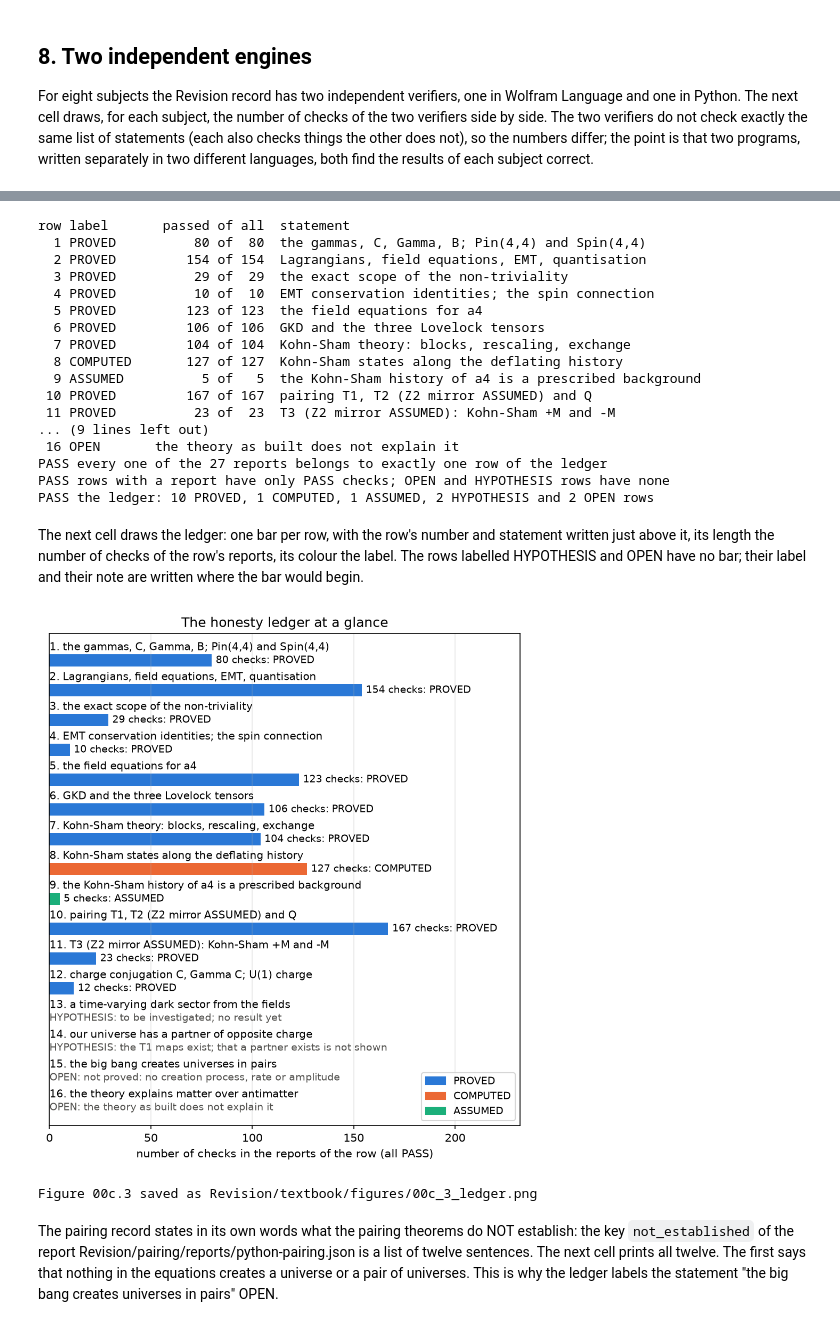
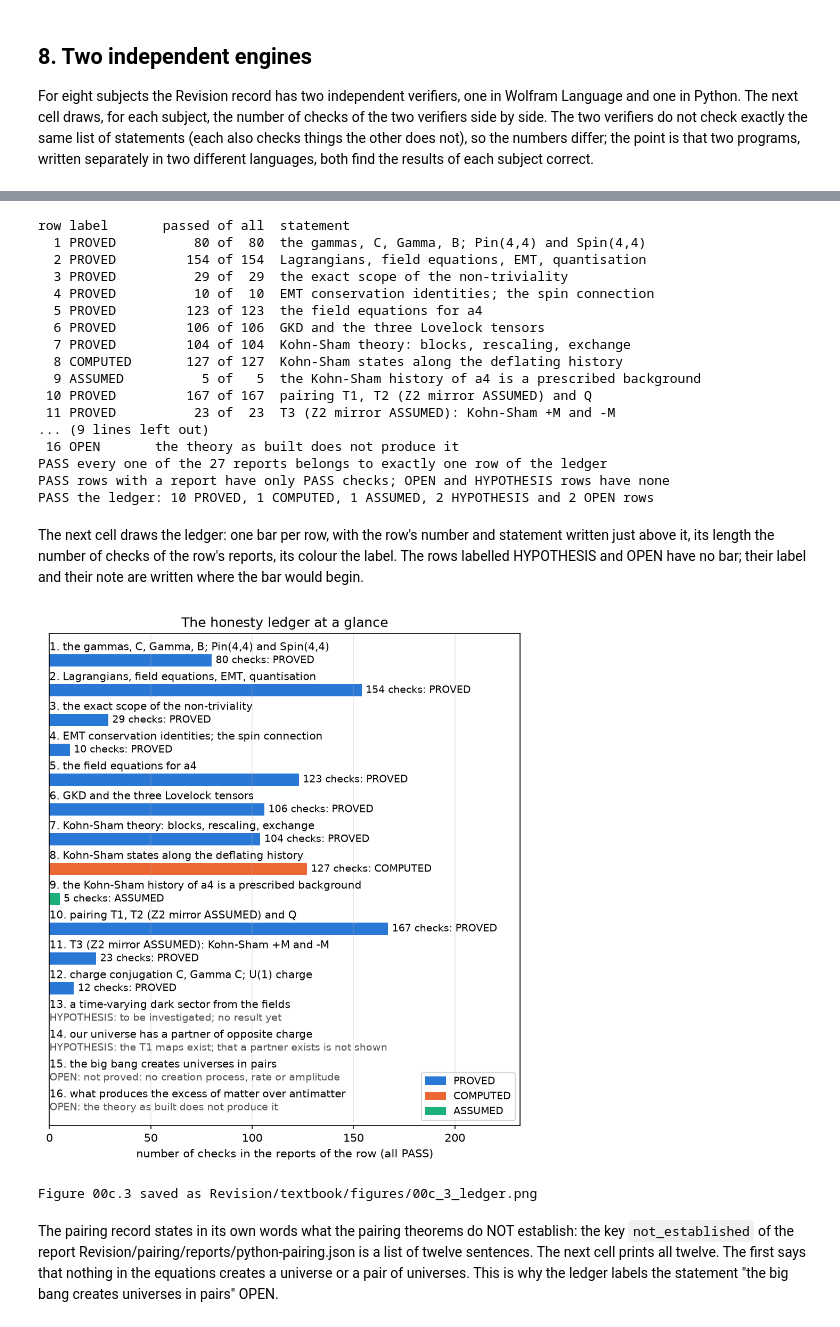
Before and after one commit to once-ere/Dirac_claude, a Jupyter notebook: Revision/textbook/notebooks/00c_honesty_ledger.ipynb, the cells around one changed output, grey strips where cells are left out. Drawn from its saved outputs; the diff is of its cells as text; code cells hidden in the pictures.

```diff
--- a/Revision/textbook/notebooks/00c_honesty_ledger.ipynb
+++ b/Revision/textbook/notebooks/00c_honesty_ledger.ipynb
@@ -1084,25 +1101,26 @@ ENGINE_COLOURS = {"Wolfram": "#2a78d6", "Python": "#eb6834", "Rust": "#1baf7a",
 ENGINE_NAMES = {"Wolfram": "Wolfram Language", "Python": "Python",
                 "Rust": "Rust", "lead": "Python, the lead's independent checks"}
 
+# The report with the most checks, and its number of checks.
+largest = max((path for path, _ in REPORTS), key=lambda path: counted[path][1])
+longest = counted[largest][1]
 fig, ax = plt.subplots(figsize=(6.4, 7.8))
 rows = np.arange(len(REPORTS))[::-1]  # the first report at the top
 for row, (path, engine) in zip(rows, REPORTS):
     total = counted[path][1]
     ax.barh(row, total, height=0.72, color=ENGINE_COLOURS[engine])
-    ax.text(total + 1.5, row, str(total), va="center", fontsize=9)
+    ax.text(total + 0.015 * longest, row, str(total), va="center", fontsize=9)
 # The name of each report without its folder and without the ending .json:
 names = [path.rsplit("/", 1)[1].removesuffix(".json") for path, _ in REPORTS]
 ax.set_yticks(rows, labels=names, fontsize=9)
-ax.set_xlim(0, 112)
+ax.set_xlim(0, 1.12 * longest)  # room for the longest bar and its number
 ax.grid(False, axis="y")  # vertical grid lines only
 ax.set_xlabel("number of checks in the report (every one has the verdict PASS)")
 ax.set_title(f"The {len(REPORTS)} verifier reports of the Revision record: "
              f"{all_checks} checks")
 ax.legend(handles=[Patch(color=ENGINE_COLOURS[e], label=ENGINE_NAMES[e])
                    for e in ENGINE_COLOURS], loc="lower right", fontsize=8)
-# The report with the most checks, and its file name without the folders.
-largest = max((path for path, _ in REPORTS), key=lambda path: counted[path][1])
-largest_name = largest.rsplit("/", 1)[1]
+largest_name = largest.rsplit("/", 1)[1]  # its file name without the folders
 n_wolfram, n_python, n_rust, n_lead = (engine_totals[engine] for engine in
                                        ("Wolfram", "Python", "Rust", "lead"))
 totals_text = (f"{n_wolfram} Wolfram Language, {n_python} Python, {n_rust} Rust "
@@ -1115,6 +1133,5 @@ save_figure(fig, "checks_by_report",
             r"lead checks). The colour gives the engine: blue Wolfram Language, "
             r"orange Python, aqua Rust, yellow the lead's independent Python "
             f"checks. All {all_checks} checks ({totals_text}) have the verdict "
-            f"PASS; the largest report is {largest_name} with "
-            f"{counted[largest][1]} checks.")
+            f"PASS; the largest report is {largest_name} with {longest} checks.")
 # %% [output]
@@ -1155,6 +1172,7 @@ for subject, wolfram, python in SUBJECTS:
     python_numbers.append(counted["Revision/" + python][1])
     say(f"{subject:36} {wolfram_numbers[-1]:7d} {python_numbers[-1]:7d}")
 
+widest = max(wolfram_numbers + python_numbers)  # the longest of the 16 bars
 fig, ax = plt.subplots(figsize=(7.0, 5.0))
 rows = np.arange(len(SUBJECTS))[::-1]
 height = 0.38  # two bars in each row
@@ -1163,10 +1181,10 @@ ax.barh(rows + height / 2, wolfram_numbers, height, color="#2a78d6",
 ax.barh(rows - height / 2, python_numbers, height, color="#eb6834",
         edgecolor="white", linewidth=1.5, label="Python verifier (sympy)")
 for row, w, p in zip(rows, wolfram_numbers, python_numbers):
-    ax.text(w + 1.5, row + height / 2, str(w), va="center", fontsize=8)
-    ax.text(p + 1.5, row - height / 2, str(p), va="center", fontsize=8)
+    ax.text(w + 0.015 * widest, row + height / 2, str(w), va="center", fontsize=8)
+    ax.text(p + 0.015 * widest, row - height / 2, str(p), va="center", fontsize=8)
 ax.set_yticks(rows, labels=[subject for subject, _, _ in SUBJECTS])
-ax.set_xlim(0, 112)
+ax.set_xlim(0, 1.12 * widest)  # room for the longest bar and its number
 ax.grid(False, axis="y")
 ax.set_xlabel("number of checks (every one has the verdict PASS)")
 ax.set_title("Eight subjects, each checked by two independent verifiers")
@@ -1276,8 +1295,8 @@ LEDGER = [  # (statement, label, note, the reports that verify it)
      "the T1 maps exist; that a partner exists is not shown", []),
     ("the big bang creates universes in pairs", "OPEN",
      "not proved: no creation process, rate or amplitude", []),
-    ("the theory explains matter over antimatter", "OPEN",
-     "the theory as built does not explain it", []),
+    ("what produces the excess of matter over antimatter", "OPEN",
+     "the theory as built does not produce it", []),
 ]
 say("row label       passed of all  statement")
 row_totals = []
@@ -1315,7 +1334,7 @@ row label       passed of all  statement
  10 PROVED         167 of 167  pairing T1, T2 (Z2 mirror ASSUMED) and Q
  11 PROVED          23 of  23  T3 (Z2 mirror ASSUMED): Kohn-Sham +M and -M
 ... (9 lines left out)
- 16 OPEN       the theory as built does not explain it
+ 16 OPEN       the theory as built does not produce it
 PASS every one of the 27 reports belongs to exactly one row of the ledger
 PASS rows with a report have only PASS checks; OPEN and HYPOTHESIS rows have none
 PASS the ledger: 10 PROVED, 1 COMPUTED, 1 ASSUMED, 2 HYPOTHESIS and 2 OPEN rows
@@ -1326,43 +1345,44 @@ reports, its colour the label. The rows labelled HYPOTHESIS and OPEN have no bar
 their label and their note are written where the bar would begin.
 # %%
 LABEL_COLOURS = {"PROVED": "#2a78d6", "COMPUTED": "#eb6834", "ASSUMED": "#1baf7a"}
+widest = max(row_totals)  # the row with the most checks
 fig, ax = plt.subplots(figsize=(7.6, 8.0))
 rows = np.arange(len(LEDGER))[::-1]  # the first row of the ledger at the top
 for number, row, (statement, label, note, paths), total in zip(
         range(1, len(LEDGER) + 1), rows, LEDGER, row_totals):
     # The statement is written just above its bar (va="bottom": the text starts
     # at the given height and extends upwards).
     ax.text(0, row + 0.26, f"{number}. {statement}", va="bottom", fontsize=9.5)
     if total > 0:
         ax.barh(row, total, height=0.42, color=LABEL_COLOURS[label])
-        ax.text(total + 2, row, f"{total} checks: {label}", va="center",
-                fontsize=9)
+        ax.text(total + 0.012 * widest, row, f"{total} checks: {label}",
+                va="center", fontsize=9)
     else:  # no report: the label and the note, in grey
         ax.text(0, row, f"{label}: {note}", va="center", fontsize=9,
                 color="#52514e")
 ax.set_yticks([])  # the statements are written above the bars instead
-ax.set_xlim(0, 232)
+ax.set_xlim(0, 1.39 * widest)  # room for the longest bar and the text after it
 ax.set_ylim(-0.6, len(LEDGER) - 0.1)
 ax.grid(False, axis="y")
 ax.set_xlabel("number of checks in the reports of the row (all PASS)")
 ax.set_title("The honesty ledger at a glance")
 ax.legend(handles=[Patch(color=colour, label=label_name)
                    for label_name, colour in LABEL_COLOURS.items()],
           loc="lower right", fontsize=9)
 save_figure(fig, "ledger",
             r"The honesty ledger of the book at a glance: one row per main "
             r"statement (written above its bar), the length of its bar the number of "
             r"checks in the reports that verify it (horizontal axis, a count), the "
             r"colour its label: blue PROVED, orange COMPUTED, aqua ASSUMED. The "
             r"ASSUMED row has five checks, which show why the Kohn-Sham history of "
             r"$a_4$ must be assumed. The last four rows have no bar, because no "
             r"check of the record establishes them: two hypotheses (a time-varying "
             r"dark sector, and a partner universe of opposite charge) and two open "
-            r"questions (that the big bang creates universes in pairs, which is not "
-            r"proved, and the excess of matter over antimatter, which the theory as "
-            r"built does not explain).")
+            r"questions (whether the big bang creates universes in pairs, which is "
+            r"not proved, and what produces the excess of matter over antimatter, "
+            r"which the theory as built does not produce).")
 # %% [output]
-[figure, old version]
+[figure, new version]
 Figure 00c.3 saved as Revision/textbook/figures/00c_3_ledger.png
 # %% [markdown]
 The pairing record states in its own words what the pairing theorems do NOT
```
Also changed, not shown: parts of 13 cells of this notebook, 29 other files.
